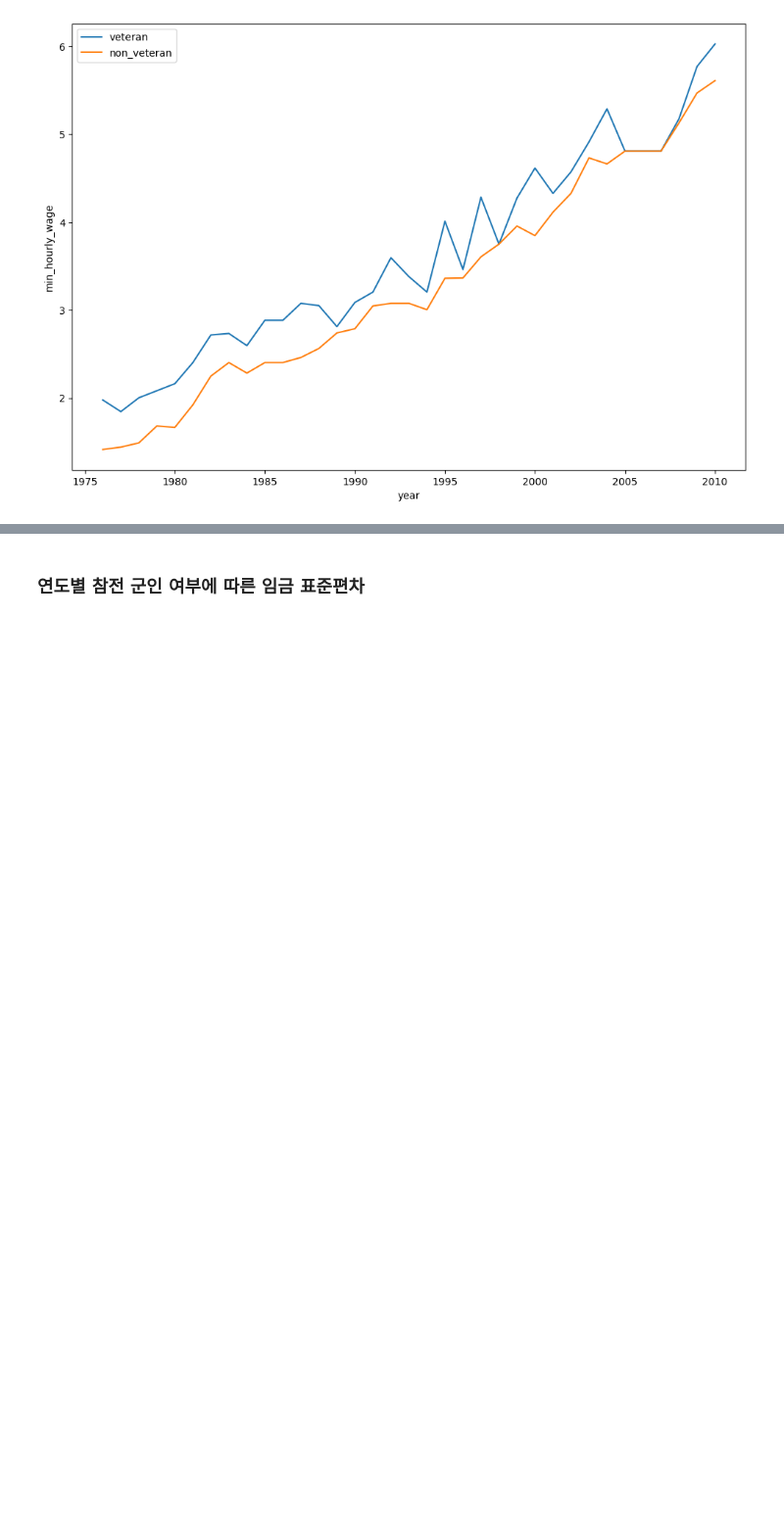
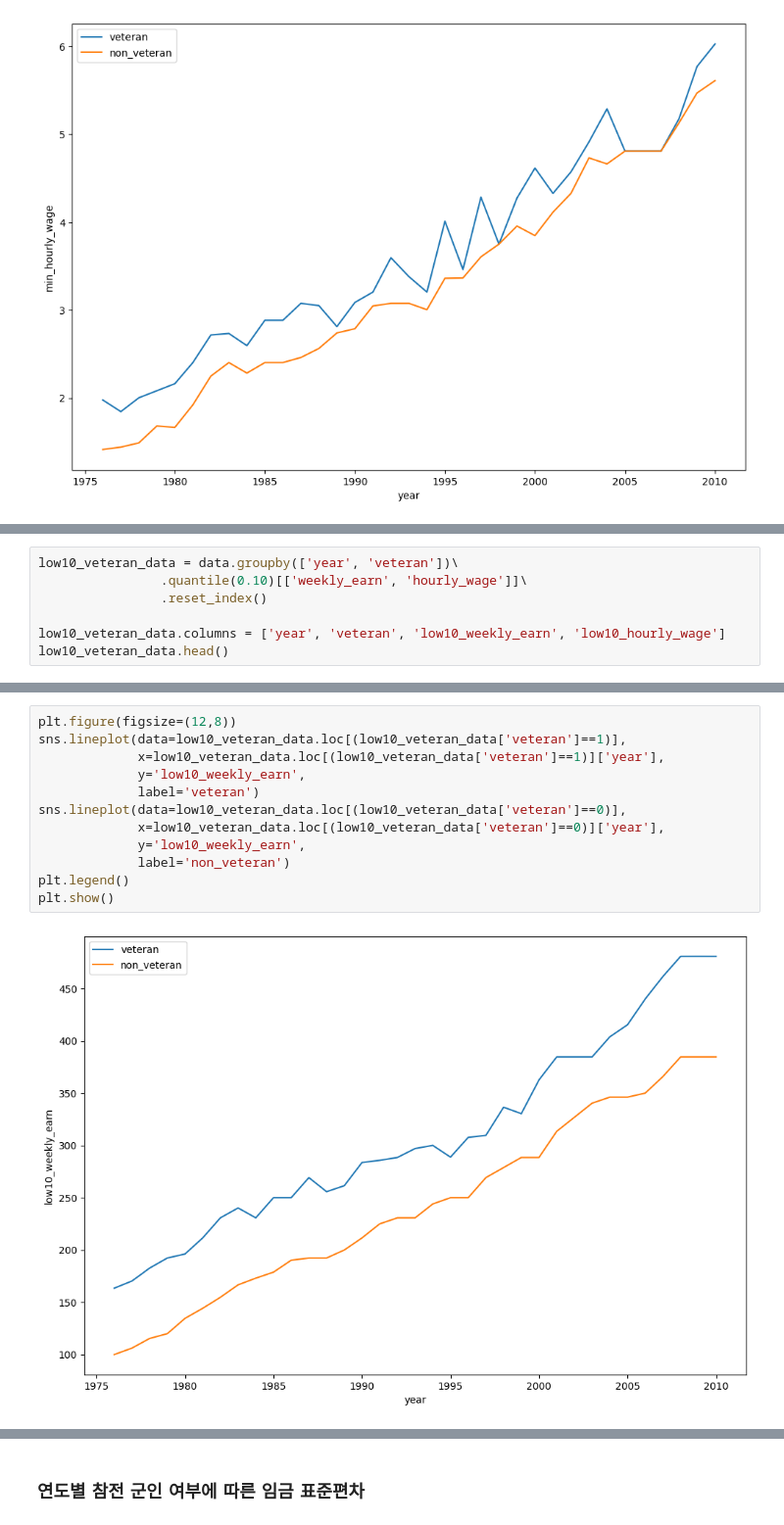
Before and after one commit to namwootree/Study-in-UNIST, a Jupyter notebook: 계량경제학/Final_Project_EDA_2.ipynb, the cells around one changed output, grey strips where cells are left out. Shown at 98% size. Drawn from its saved outputs; the diff is of its cells as text; blank space fills up the shorter version.

```diff
--- a/계량경제학/Final_Project_EDA_2.ipynb
+++ b/계량경제학/Final_Project_EDA_2.ipynb
@@ -464,0 +511,7 @@ plt.show()
+# %%
+low10_veteran_data = data.groupby(['year', 'veteran'])\
+                .quantile(0.10)[['weekly_earn', 'hourly_wage']]\
+                .reset_index()
+
+low10_veteran_data.columns = ['year', 'veteran', 'low10_weekly_earn', 'low10_hourly_wage']
+low10_veteran_data.head()
@@ -464,0 +525,14 @@ plt.show()
+# %%
+plt.figure(figsize=(12,8))
+sns.lineplot(data=low10_veteran_data.loc[(low10_veteran_data['veteran']==1)],
+             x=low10_veteran_data.loc[(low10_veteran_data['veteran']==1)]['year'],
+             y='low10_weekly_earn',
+             label='veteran')
+sns.lineplot(data=low10_veteran_data.loc[(low10_veteran_data['veteran']==0)],
+             x=low10_veteran_data.loc[(low10_veteran_data['veteran']==0)]['year'],
+             y='low10_weekly_earn',
+             label='non_veteran')
+plt.legend()
+plt.show()
+# %% [output]
+[figure, added]
```
Also changed, not shown: parts of 7 cells of this notebook.
